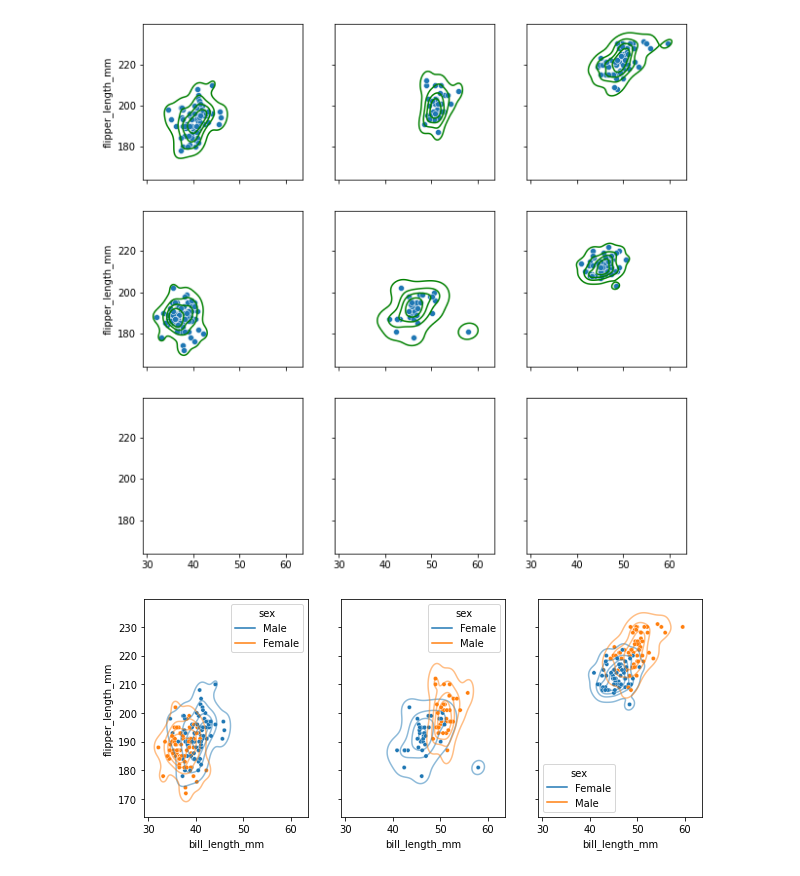
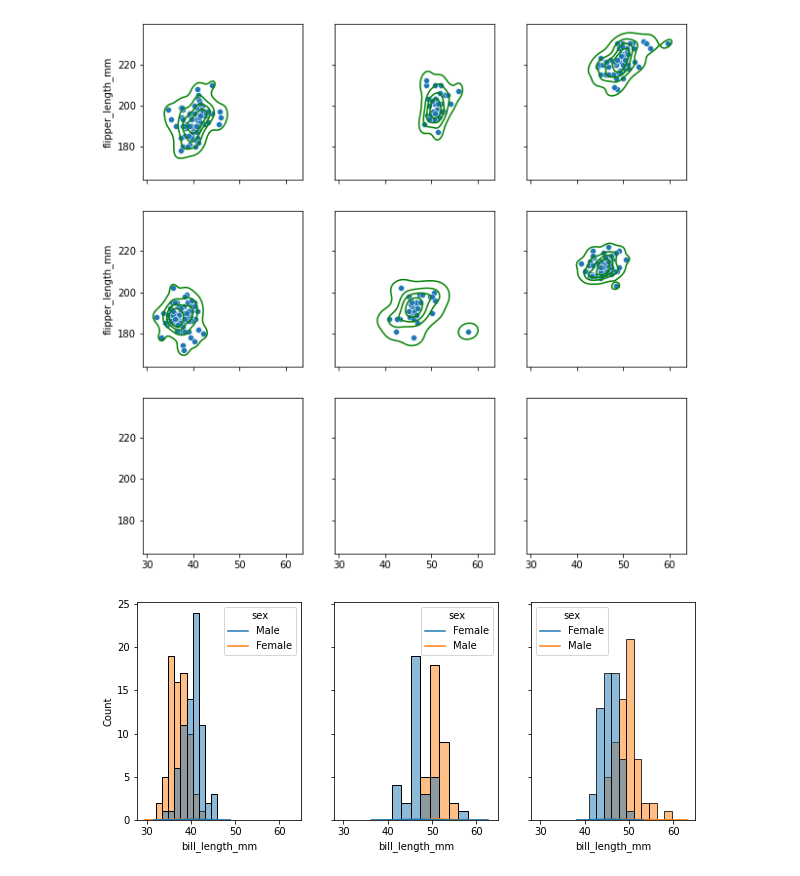
Before and after one commit to danyayay/ynet_adaptive, a Jupyter notebook: notebook/dataset.ipynb, the cells around one changed output. Cells and saved outputs as stored; diff of their text form; code cells hidden in the pictures.

```diff
--- a/notebook/dataset.ipynb
+++ b/notebook/dataset.ipynb
@@ -164,8 +164,8 @@ for c, species in enumerate(['Adelie', 'Chinstrap', 'Gentoo']):
 # %%
 fig, axs = plt.subplots(1,3, figsize=(10, 4), sharex=True, sharey=True)
 for c, species in enumerate(['Adelie', 'Chinstrap', 'Gentoo']):
     d = penguins_valid[(penguins_valid.species == species)]
-    sns.scatterplot(data=d, x='bill_length_mm', y='flipper_length_mm', ax=axs[c], hue='sex', size=1, alpha=0.5)
-    sns.kdeplot(data=d, x='bill_length_mm', y='flipper_length_mm', ax=axs[c], hue='sex', levels=5)
+    sns.histplot(data=d, x='bill_length_mm', ax=axs[c], hue='sex', alpha=0.5)
+    sns.kdeplot(data=d, x='bill_length_mm', ax=axs[c], hue='sex', levels=5)
 # %% [output]
-[figure, old version]
+[figure, new version]
```
Also changed, not shown: 1 other file.
